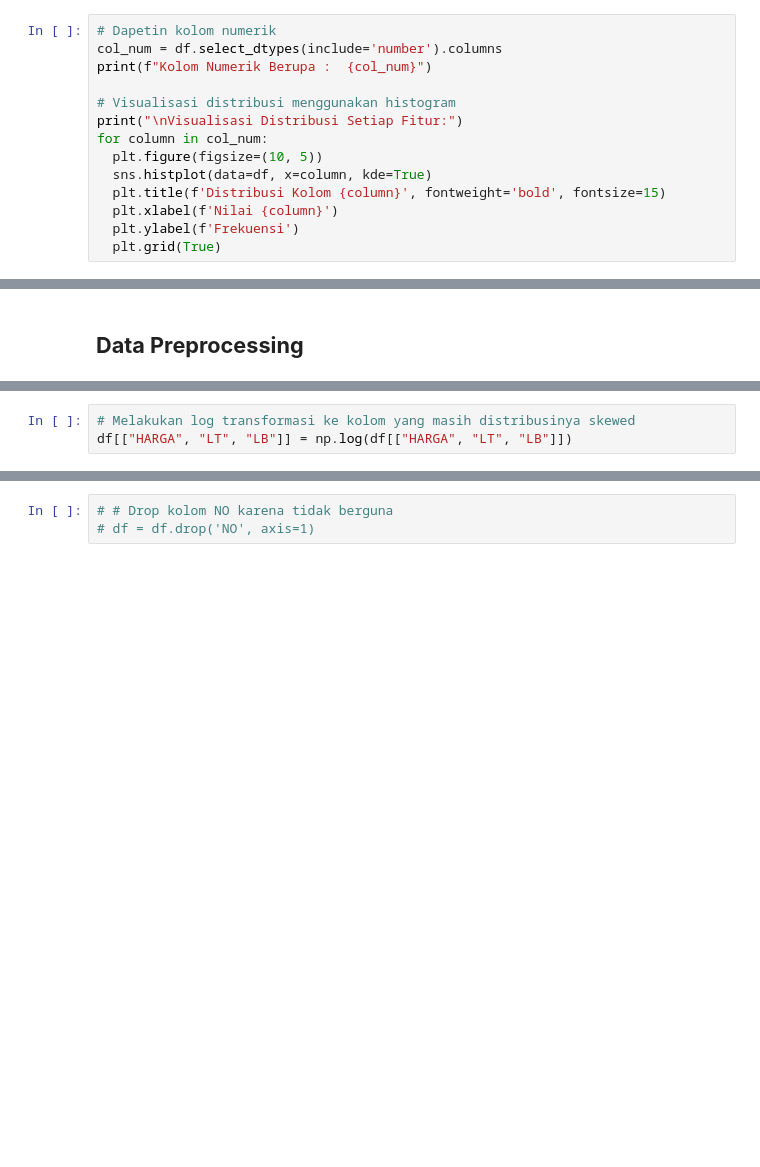
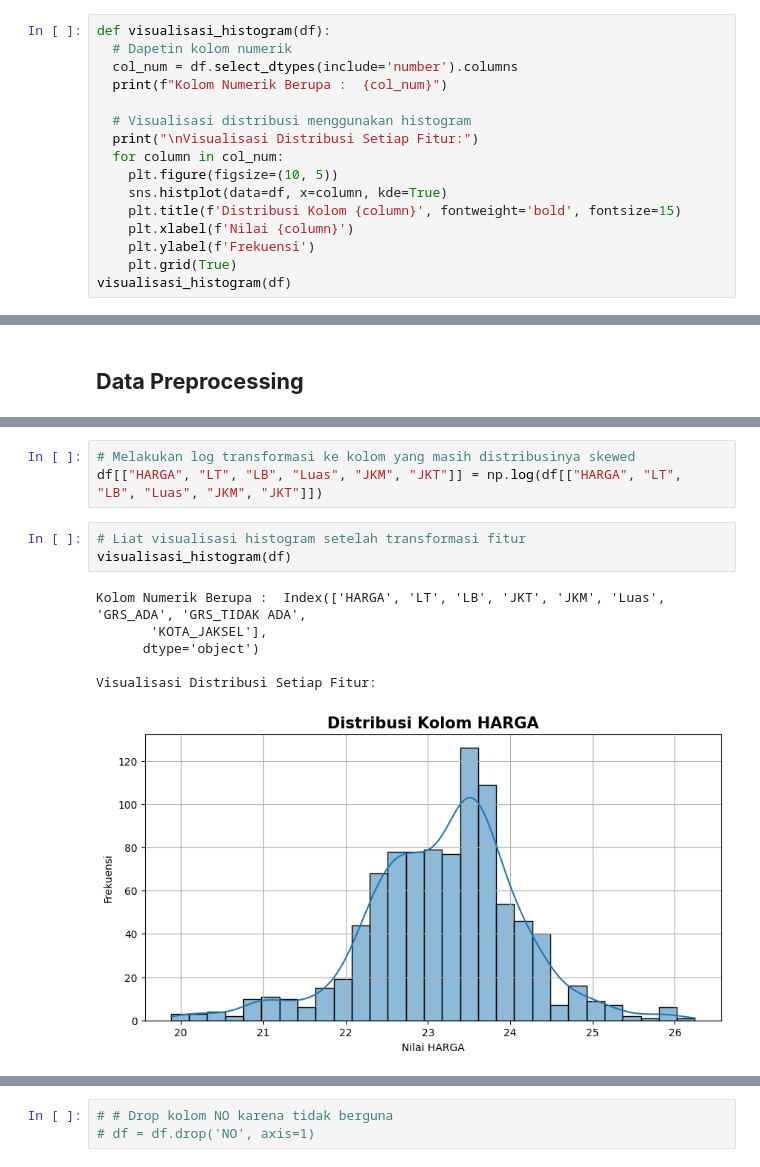
Before and after one commit to notnsas/cautious-eureka, a Jupyter notebook: aplikasi_ds/UAS.ipynb, the cells around one changed output, grey strips where cells are left out. Cells and saved outputs as stored; diff of their text form; blank space fills up the shorter version.

```diff
--- a/aplikasi_ds/UAS.ipynb
+++ b/aplikasi_ds/UAS.ipynb
@@ -154,19 +154,21 @@ df.isna().sum()
 | KOTA | 0 |
 dtype: int64
 # %%
-# Dapetin kolom numerik
-col_num = df.select_dtypes(include='number').columns
-print(f"Kolom Numerik Berupa :  {col_num}")
+def visualisasi_histogram(df):
+  # Dapetin kolom numerik
+  col_num = df.select_dtypes(include='number').columns
+  print(f"Kolom Numerik Berupa :  {col_num}")
 
-# Visualisasi distribusi menggunakan histogram
-print("\nVisualisasi Distribusi Setiap Fitur:")
-for column in col_num:
-  plt.figure(figsize=(10, 5))
-  sns.histplot(data=df, x=column, kde=True)
-  plt.title(f'Distribusi Kolom {column}', fontweight='bold', fontsize=15)
-  plt.xlabel(f'Nilai {column}')
-  plt.ylabel(f'Frekuensi')
-  plt.grid(True)
+  # Visualisasi distribusi menggunakan histogram
+  print("\nVisualisasi Distribusi Setiap Fitur:")
+  for column in col_num:
+    plt.figure(figsize=(10, 5))
+    sns.histplot(data=df, x=column, kde=True)
+    plt.title(f'Distribusi Kolom {column}', fontweight='bold', fontsize=15)
+    plt.xlabel(f'Nilai {column}')
+    plt.ylabel(f'Frekuensi')
+    plt.grid(True)
+visualisasi_histogram(df)
 # %% [output]
 Kolom Numerik Berupa :  Index(['HARGA', 'LT', 'LB', 'JKT', 'JKM'], dtype='object', name=0)
 
@@ -264,3 +288,13 @@ Data yang sudah di encoded :
 # %%
 # Melakukan log transformasi ke kolom yang masih distribusinya skewed
-df[["HARGA", "LT", "LB"]] = np.log(df[["HARGA", "LT", "LB"]])
+df[["HARGA", "LT", "LB", "Luas", "JKM", "JKT"]] = np.log(df[["HARGA", "LT", "LB", "Luas", "JKM", "JKT"]])
+# %%
+# Liat visualisasi histogram setelah transformasi fitur
+visualisasi_histogram(df)
+# %% [output]
+Kolom Numerik Berupa :  Index(['HARGA', 'LT', 'LB', 'JKT', 'JKM', 'Luas', 'GRS_ADA', 'GRS_TIDAK ADA',
+       'KOTA_JAKSEL'],
+      dtype='object')
+
+Visualisasi Distribusi Setiap Fitur:
+[figure, added]
```
Also changed, not shown: parts of 37 cells of this notebook.
